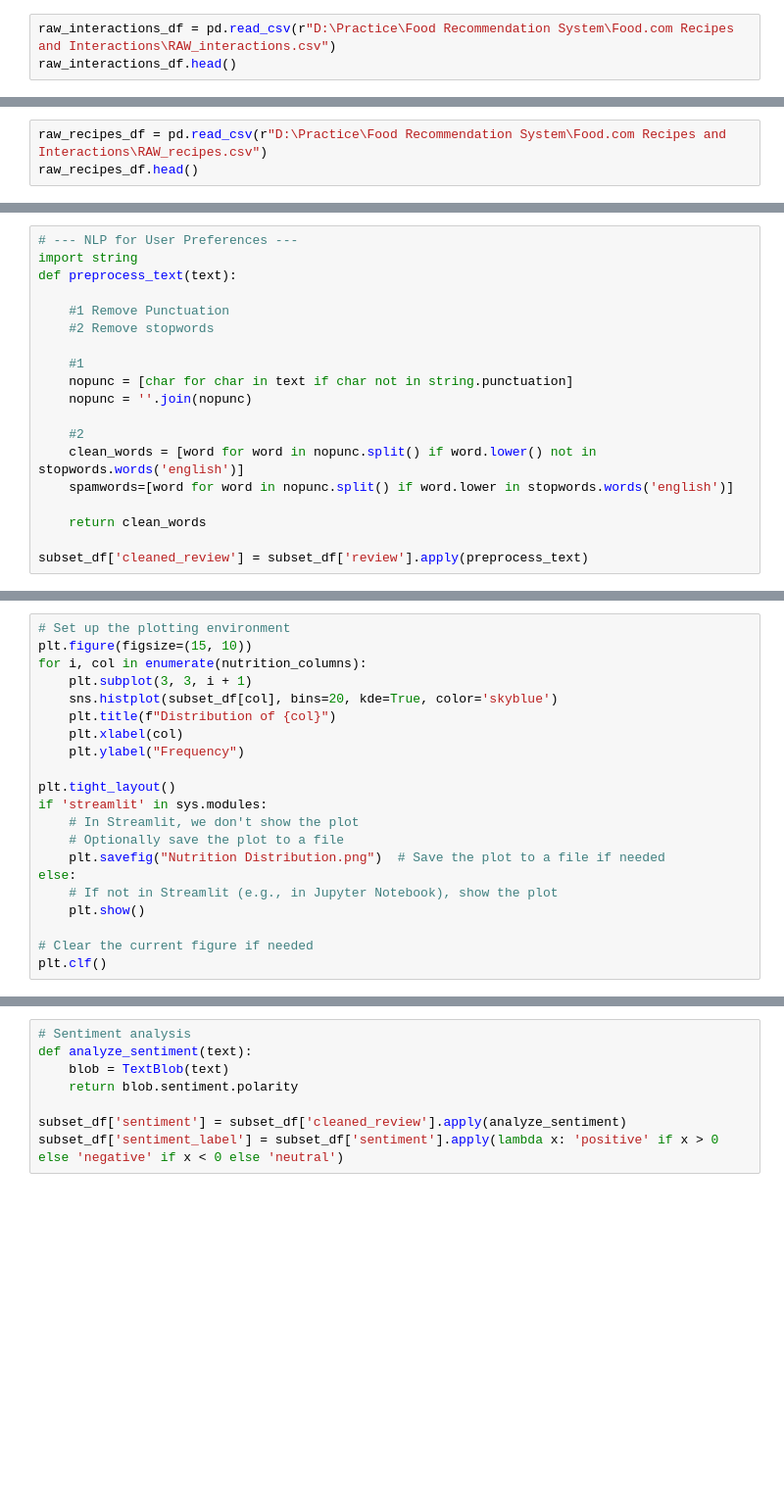
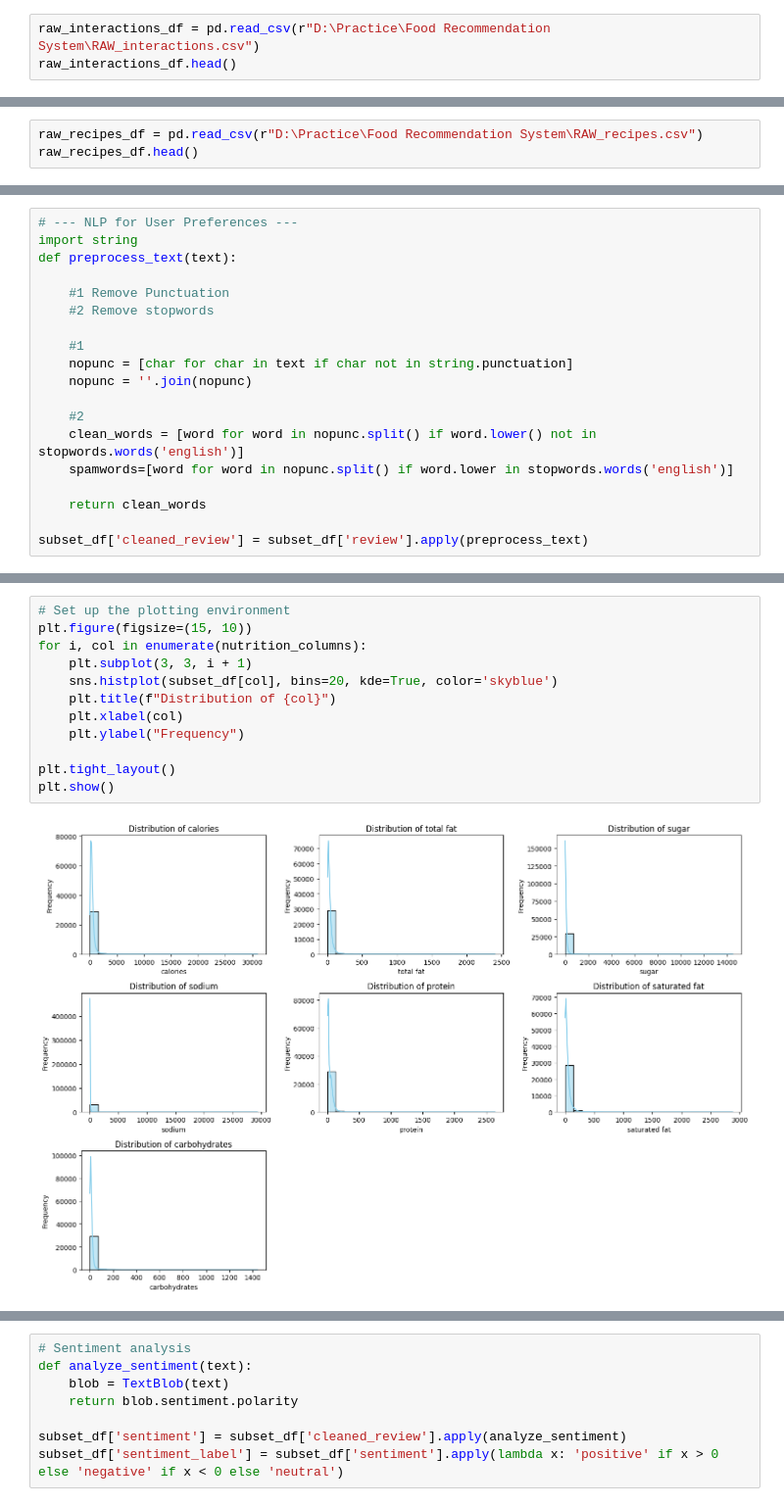
Before and after one commit to Minautee/Food-Recommendation-System, a Jupyter notebook: Code/recipe_recommendation.ipynb, the cells around one changed output, grey strips where cells are left out. Shown at 98% size. Drawn from its saved outputs; the diff is of its cells as text; blank space fills up the shorter version.

Commit message:
recipe recommendation code

```diff
--- a/Code/recipe_recommendation.ipynb
+++ b/Code/recipe_recommendation.ipynb
@@ -23,7 +23,7 @@ import streamlit as st
 [nltk_data]     C:\Users\Msi\AppData\Roaming\nltk_data...
 [nltk_data]   Package punkt is already up-to-date!
 # %%
-raw_interactions_df = pd.read_csv(r"D:\Practice\Food Recommendation System\Food.com Recipes and Interactions\RAW_interactions.csv")
+raw_interactions_df = pd.read_csv(r"D:\Practice\Food Recommendation System\RAW_interactions.csv")
 raw_interactions_df.head()
 # %% [output]
 |  | user_id | recipe_id | date | rating | review |
@@ -33,7 +33,7 @@ raw_interactions_df.head()
 | 3 | 126440 | 85009 | 2010-02-27 | 5 | I made the Mexican topping and to... |
 | 4 | 57222 | 85009 | 2011-10-01 | 5 | Made the cheddar bacon topping, a... |
 # %%
-raw_recipes_df = pd.read_csv(r"D:\Practice\Food Recommendation System\Food.com Recipes and Interactions\RAW_recipes.csv")
+raw_recipes_df = pd.read_csv(r"D:\Practice\Food Recommendation System\RAW_recipes.csv")
 raw_recipes_df.head()
 # %% [output]
 |  | name | id | minutes | contributor_id | submitted | tags | nutrition | n_steps | steps | ... |
@@ -195,24 +198,17 @@ max      2878.000000    1188.000000
 # %%
 # Set up the plotting environment
 plt.figure(figsize=(15, 10))
 for i, col in enumerate(nutrition_columns):
     plt.subplot(3, 3, i + 1)
     sns.histplot(subset_df[col], bins=20, kde=True, color='skyblue')
     plt.title(f"Distribution of {col}")
     plt.xlabel(col)
     plt.ylabel("Frequency")
 
 plt.tight_layout()
-if 'streamlit' in sys.modules:
-    # In Streamlit, we don't show the plot
-    # Optionally save the plot to a file
-    plt.savefig("Nutrition Distribution.png")  # Save the plot to a file if needed
-else:
-    # If not in Streamlit (e.g., in Jupyter Notebook), show the plot
-    plt.show()
-
-# Clear the current figure if needed
-plt.clf()
+plt.show()
+# %% [output]
+[figure, added]
 # %%
 # Calculate quantile thresholds for each metric
 thresholds = {
```
Also changed, not shown: parts of 24 cells of this notebook, 2 other files.
